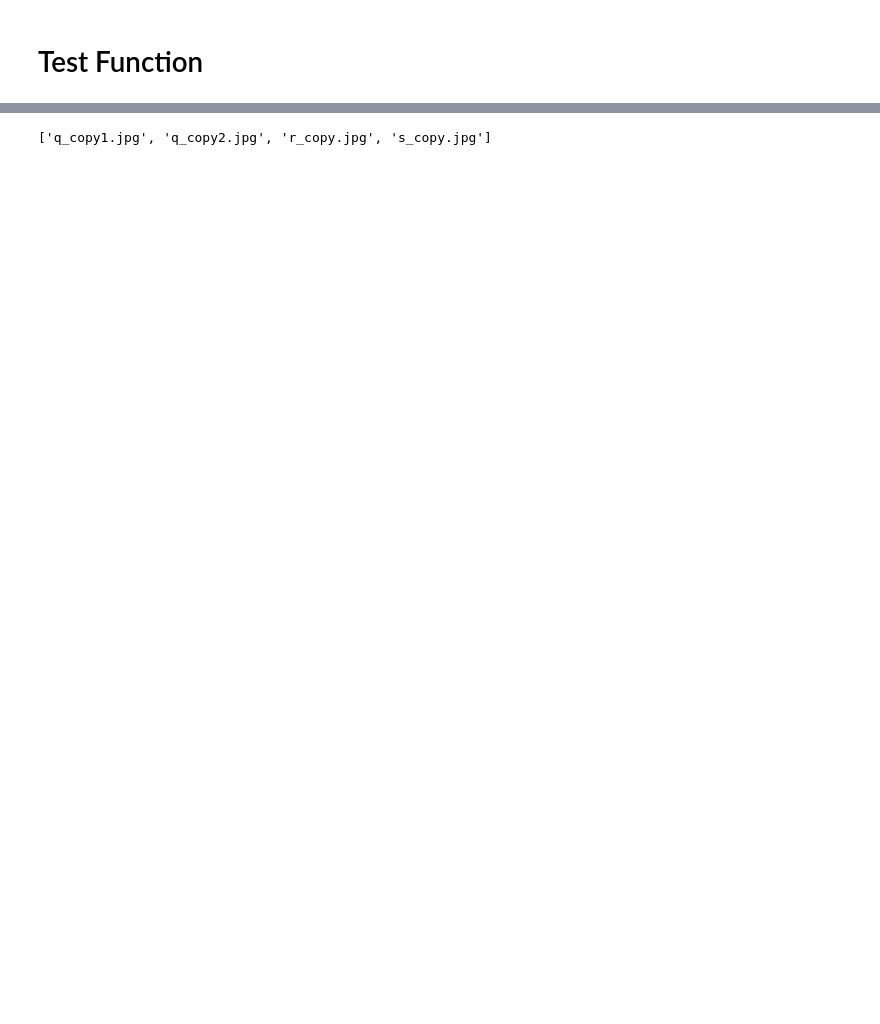
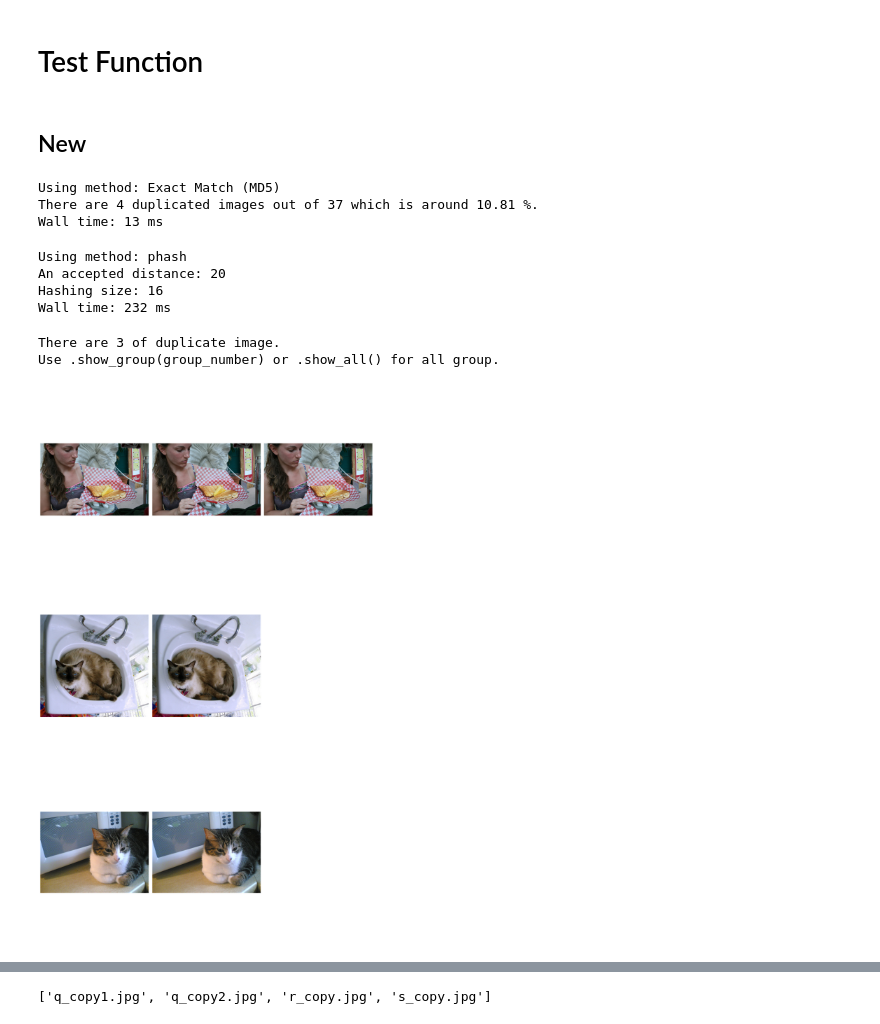
Before and after one commit to PCP55/yellowduck-dev, a Jupyter notebook: _dev/images/duplicate_images.ipynb, the cells around one changed output, grey strips where cells are left out. Drawn from its saved outputs; the diff is of its cells as text; code cells hidden in the pictures; blank space fills up the shorter version.

Commit message:
new image hashing, show image | text cleansing

```diff
--- a/_dev/images/duplicate_images.ipynb
+++ b/_dev/images/duplicate_images.ipynb
@@ -212,3 +387,30 @@ class duplicate():
 # Test Function
 # %%
 pic_path = '.\image_data'
+# %% [markdown]
+## New
+# %%
+%%time
+
+exact_dups = ImageDuplicate(pic_path)
+similar_group_dict, duplicate_list, non_duplicate_list = exact_dups.find_exact()
+# %% [output]
+Using method: Exact Match (MD5)
+There are 4 duplicated images out of 37 which is around 10.81 %.
+Wall time: 13 ms
+# %%
+%%time
+
+sim_dups = ImageDuplicate(pic_path)
+similar_group_dict, duplicate_list, non_duplicate_list = sim_dups.find_similar(hash_method = 'phash', distance = 20, hash_size = 16)
+# %% [output]
+Using method: phash
+An accepted distance: 20
+Hashing size: 16
+Wall time: 232 ms
+# %%
+ShowImageDuplicate(pic_path,similar_group_dict).show_all()
+# %% [output]
+There are 3 of duplicate image.
+Use .show_group(group_number) or .show_all() for all group.
+[figure, added]
```
Also changed, not shown: parts of 11 cells of this notebook, 15 other files.
